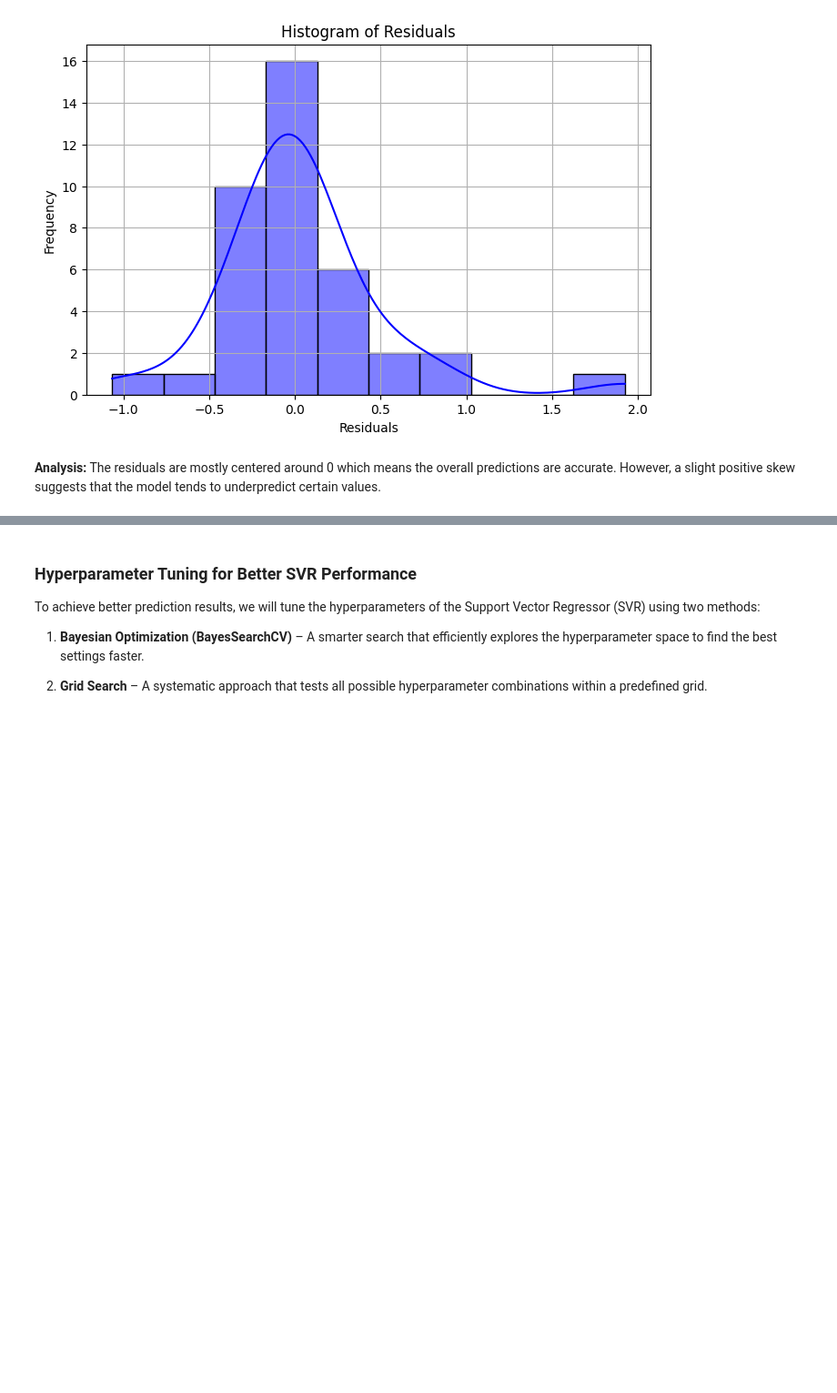
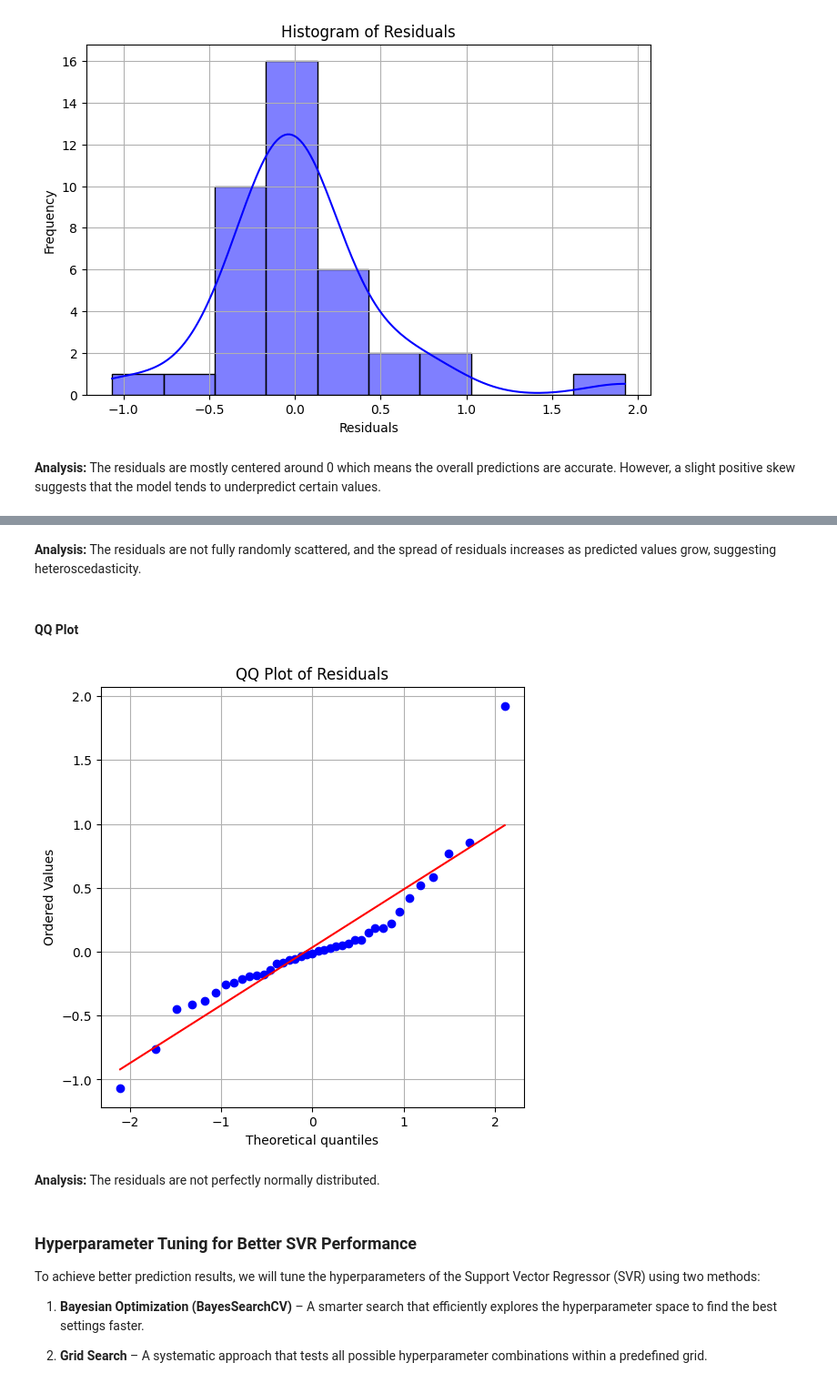
Before and after one commit to abid-sara/Automobile, a Jupyter notebook: notebooks/svm.ipynb, the cells around one changed output, grey strips where cells are left out. Shown: that part at 91% size. Cells and saved outputs as stored; diff of their text form; code cells hidden in the pictures; blank space fills up the shorter version.

```diff
--- a/notebooks/svm.ipynb
+++ b/notebooks/svm.ipynb
@@ -86,0 +100,7 @@ def histogram_residuals(true, predicted):
+# %%
+def plot_qq(residuals):
+    plt.figure(figsize=(6, 6))
+    stats.probplot(residuals, dist="norm", plot=plt)
+    plt.title("QQ Plot of Residuals")
+    plt.grid(True)
+    plt.show()
@@ -110,3 +142,14 @@ histogram_residuals(y_test.iloc[:, 0].values, y_svm_pred)
+# %% [markdown]
+**Analysis:** The residuals are not fully randomly scattered, and the spread of residuals increases as predicted values grow, suggesting heteroscedasticity.
+# %% [markdown]
+#### QQ Plot
+# %%
+residuals = y_test.iloc[:,0] - y_svm_pred
+plot_qq(residuals)
+# %% [output]
+[figure, added]
+# %% [markdown]
+**Analysis:**  The residuals are not perfectly normally distributed.
 # %% [markdown]
 ### **Hyperparameter Tuning for Better SVR Performance**
 To achieve better prediction results, we will tune the hyperparameters of the Support Vector Regressor (SVR) using two methods:
```
Also changed, not shown: parts of 15 cells of this notebook.
